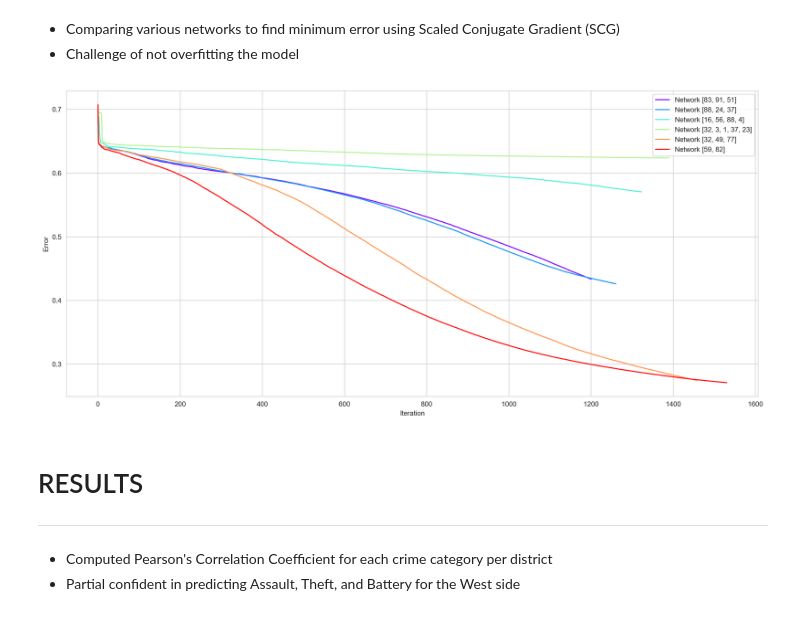
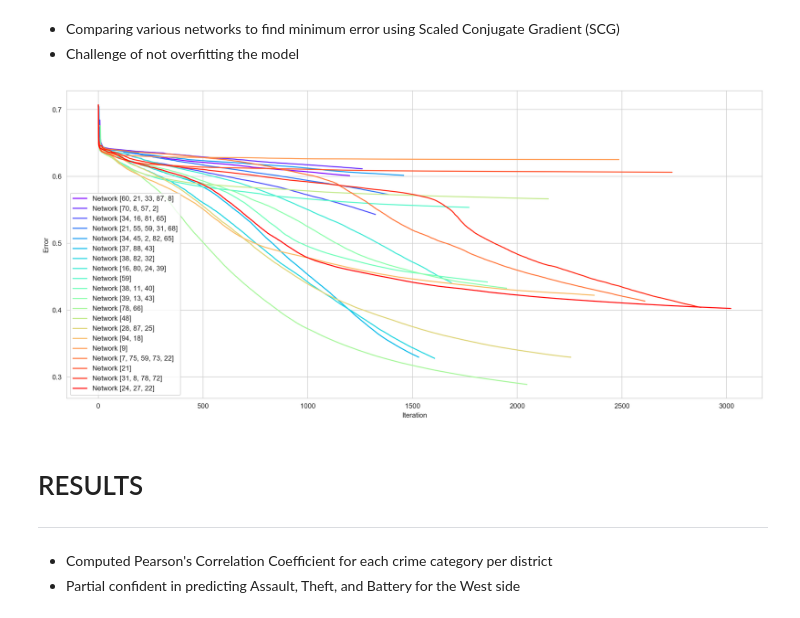
Before and after one commit to stockeh/big-data-weather-crime, a Jupyter notebook: notebooks/final-presentation.ipynb, the cells around one changed output. Saved outputs shown, nothing was run; the diff lists cells and outputs as text; code cells hidden in the pictures.

```diff
--- a/notebooks/final-presentation.ipynb
+++ b/notebooks/final-presentation.ipynb
@@ -80,9 +80,9 @@ soln.bar_test(year=4, district='5', daily=False)
 - Comparing various networks to find minimum error using Scaled Conjugate Gradient (SCG)
 - Challenge of not overfitting the model
 # %%
-soln.network_test(district='5', ns=6)
+soln.network_test(district='5', ns=20)
 # %% [output]
-[figure, old version]
+[figure, new version]
 # %% [markdown]
 # RESULTS
 ---
```
Also changed, not shown: parts of 1 cell of this notebook.
